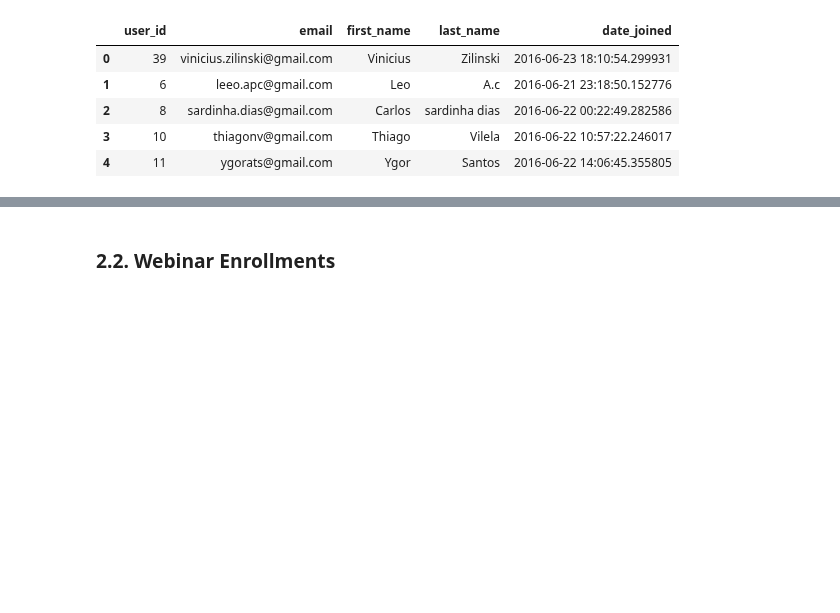
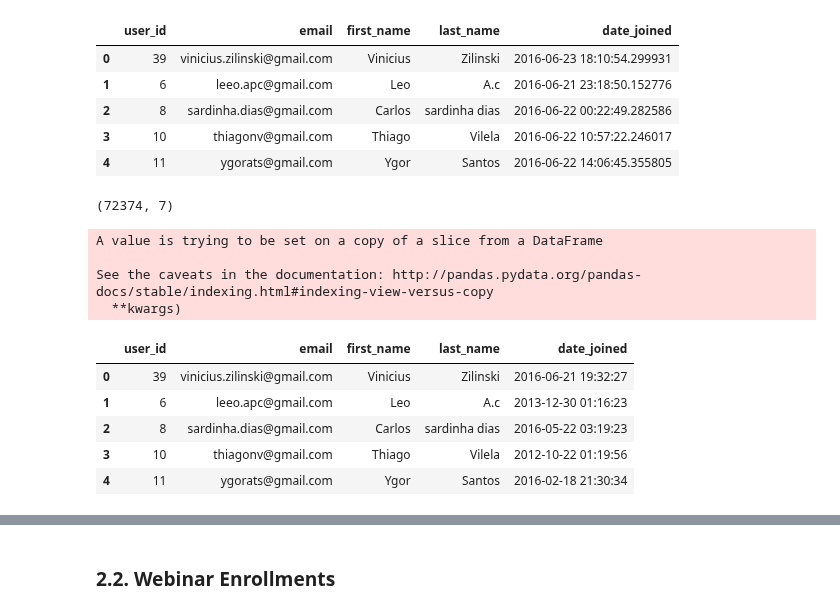
Before and after one commit to CarlosUdacity/nanodegree-projects, a Jupyter notebook: machine-learning/capstone/features.ipynb, the cells around one changed output, grey strips where cells are left out. Cells and saved outputs as stored; diff of their text form; code cells hidden in the pictures; blank space fills up the shorter version.

```diff
--- a/machine-learning/capstone/features.ipynb
+++ b/machine-learning/capstone/features.ipynb
@@ -94,3 +101,29 @@ all_users.head()
 | 2 | 8 | sardinha.dias@gmail.com | Carlos | sardinha dias | 2016-06-22 00:22:49.282586 |
 | 3 | 10 | thiagonv@gmail.com | Thiago | Vilela | 2016-06-22 10:57:22.246017 |
 | 4 | 11 | ygorats@gmail.com | Ygor | Santos | 2016-06-22 14:06:45.355805 |
+# %%
+all_users_us = accounts_data[['user_id', 'email', 'first_name', 'last_name', 'created_at']]
+
+test = all_users.join(all_users_us[['email', 'created_at']].set_index('email'), on='email')
+test['date_joined'] = test.apply(lambda row: datetime.strptime(row['date_joined'].split(".")[0], '%Y-%m-%d %H:%M:%S'), axis=1)
+test['created_at'] = test['created_at'].fillna(str(datetime.now()))
+test['created_at'] = test.apply(lambda row: datetime.strptime(row['created_at'].split(".")[0], '%Y-%m-%d %H:%M:%S'), axis=1)
+test['min_date'] = test.apply(lambda row: row['date_joined'] if row['date_joined'] <= row['created_at'] else row['created_at'], axis=1)
+test.shape
+# %% [output]
+(72374, 7)
+# %%
+all_users = test[['user_id', 'email', 'first_name', 'last_name', 'min_date']]
+all_users.rename(columns={'min_date': 'date_joined'}, inplace=True)
+all_users.head()
+# %% [output]
+A value is trying to be set on a copy of a slice from a DataFrame
+
+See the caveats in the documentation: http://pandas.pydata.org/pandas-docs/stable/indexing.html#indexing-view-versus-copy
+  **kwargs)
+|  | user_id | email | first_name | last_name | date_joined |
+| 0 | 39 | vinicius.zilinski@gmail.com | Vinicius | Zilinski | 2016-06-21 19:32:27 |
+| 1 | 6 | leeo.apc@gmail.com | Leo | A.c | 2013-12-30 01:16:23 |
+| 2 | 8 | sardinha.dias@gmail.com | Carlos | sardinha dias | 2016-05-22 03:19:23 |
+| 3 | 10 | thiagonv@gmail.com | Thiago | Vilela | 2012-10-22 01:19:56 |
+| 4 | 11 | ygorats@gmail.com | Ygor | Santos | 2016-02-18 21:30:34 |
```
Also changed, not shown: parts of 28 cells of this notebook.
